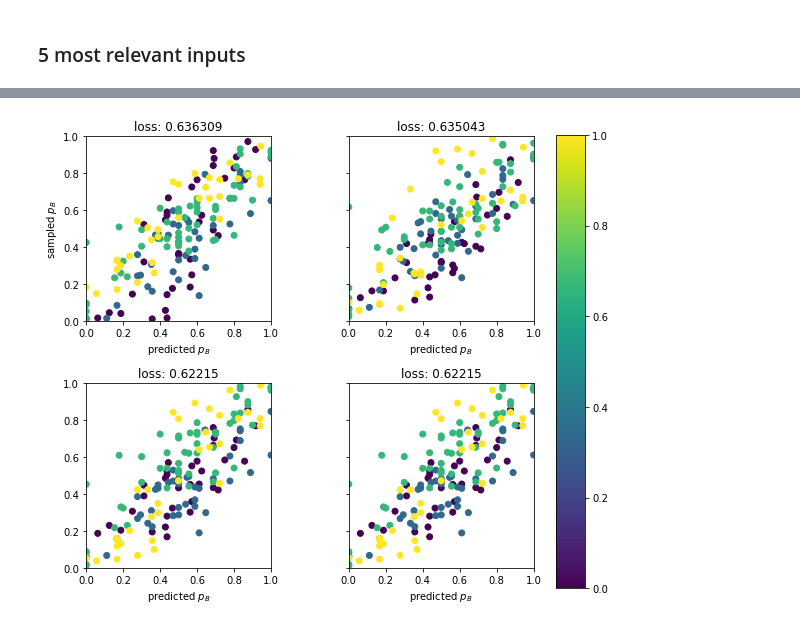
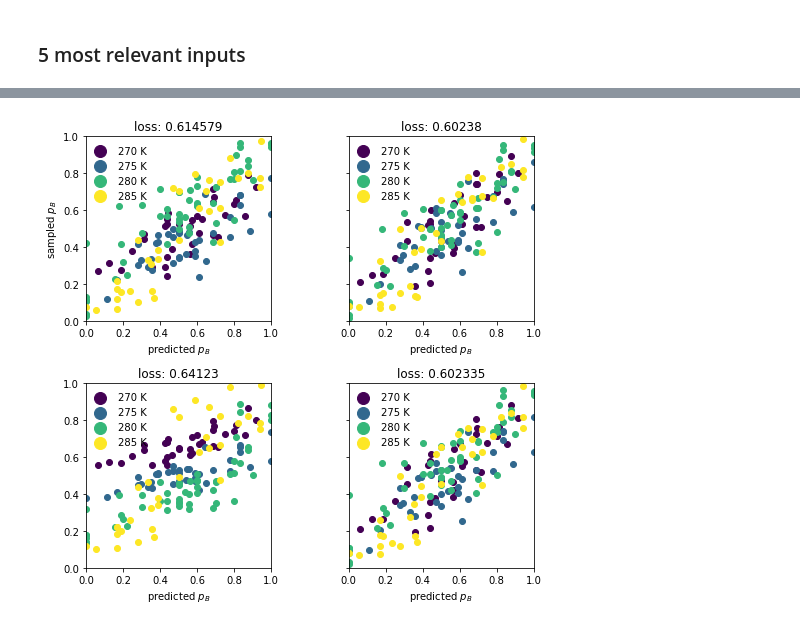
Before and after one commit to bio-phys/aimmd, a Jupyter notebook: examples/methane_clathrate/postprocessing_training_and_SymbolicRegression.ipynb, the cells around one changed output, grey strips where cells are left out. Saved outputs shown, nothing was run; the diff lists cells and outputs as text; code cells hidden in the pictures.

```diff
--- a/examples/methane_clathrate/postprocessing_training_and_SymbolicRegression.ipynb
+++ b/examples/methane_clathrate/postprocessing_training_and_SymbolicRegression.ipynb
@@ -247,7 +259,7 @@ loss_sans_regulL = []
 val_lossL = []
 genesL = []
 weightsL = []
-n_iter = 4  # do it n_iter times in a row to get a feeling for the stability of the result
+n_iter = 6  # do it n_iter times in a row to get a feeling for the stability of the result
 for _ in range(n_iter):
     # initilize a new random expression every time, otherwise we would start the genetic algorithm from the previously optimized individual
     # (which would be the same as running one optimization n_iter times longer)
@@ -308,6 +318,12 @@ loss without regularization on validation data 0.6339335848674518
 # %%
 # plot the expression predictions on the validation data
-fig, axs = plt.subplots(ncols=n_iter // 2, nrows=n_iter // 2, sharey=True, figsize=(8, 7))
+fig, axs = plt.subplots(ncols=n_iter // 2, nrows=2, sharey=True, figsize=(8, 7))
+
+t1_idx = np.where(trainset_committors.descriptors[:, -1] == 0.)[0]
+t2_idx = np.where(trainset_committors.descriptors[:, -1] == 1./3.)[0]
+t3_idx = np.where(trainset_committors.descriptors[:, -1] == 2./3.)[0]
+t4_idx = np.where(trainset_committors.descriptors[:, -1] == 1.)[0]
+cmap_obj = matplotlib.cm.get_cmap('viridis')
 
 for axnum, ax in enumerate(axs.flatten()):
     p_B = trainset_committors.shot_results[:,1] / np.sum(trainset_committors.shot_results, axis=1)
@@ -320,7 +336,11 @@ for axnum, ax in enumerate(axs.flatten()):
     p_B_hat = sigmoid(q_B)
 
     # plot it, again with color for the temperature
-    ret = ax.scatter(p_B, p_B_hat, c=trainset_committors.descriptors[:, -1])
+    for idxs, label in zip([t1_idx, t2_idx, t3_idx, t4_idx], ['270 K', '275 K', '280 K', '285 K']):
+        color = cmap_obj(trainset_committors.descriptors[:,-1][idxs[0]])
+        ax.scatter(p_B[idxs], p_B_hat[idxs], color=color, label=label)
+
+    legend = ax.legend(fontsize=10, loc=(0, 0.63), frameon=False, markerscale=2)
 
     ax.set_title(f"loss: {round(val_lossL[axnum], 6)}")
     ax.set_aspect('equal')
@@ -330,7 +350,5 @@ for axnum, ax in enumerate(axs.flatten()):
     if axnum == 0:
         ax.set_ylabel("sampled $p_B$")
 
-cbar_ax = fig.add_axes([0.95, 0.05, 0.05, 0.9])
-plt.colorbar(ret, cbar_ax);
 fig.tight_layout()
 # %% [output]
@@ -339,7 +357,7 @@ fig.tight_layout()
 ### 5 most relevant inputs
 # %%
 n = 5  # how many of the most relevant coordinates to take
-skip = 10  # take only every Nth step to speed up stuff a bit
+skip = 2  # take only every Nth step to speed up stuff a bit
 
 # create training inputs for symbolic regression
 # the training inputs need to be gdual_vdoubles, since we need to be able to calculate gradients w.r.t. them
@@ -364,7 +382,7 @@ expression_5in = aimmd.symreg.initialize_random_expression(n,  # n inputs
 
 # define/choose a loss function and a complexity regularization
 lossFX = aimmd.symreg.losses.binom_loss  # binmial loss for models predicting p_B in a two state system
-complex_fx = lambda ex: aimmd.symreg.losses.operation_count(ex, fact=0.0001)  # operation_count counts the number of elementary mathematical operations in the expression
+complex_fx = lambda ex: aimmd.symreg.losses.operation_count(ex, fact=0.0002)  # operation_count counts the number of elementary mathematical operations in the expression
 complex_fx_reduced = lambda ex: aimmd.symreg.losses.operation_count(ex, fact=0.00001)  # and multiplies it with factor to get a loss contribution
 # %%
 # here we optimize the expression
@@ -434,32 +452,40 @@ loss without regularization on validation data 0.6221498822526598
 # %%
 # plot the expression predictions on the validation data
 fig, axs = plt.subplots(ncols=n_iter // 2, nrows=n_iter // 2, sharey=True, figsize=(8, 7))
+
+t1_idx = np.where(trainset_committors.descriptors[:, -1] == 0.)[0]
+t2_idx = np.where(trainset_committors.descriptors[:, -1] == 1./3.)[0]
+t3_idx = np.where(trainset_committors.descriptors[:, -1] == 2./3.)[0]
+t4_idx = np.where(trainset_committors.descriptors[:, -1] == 1.)[0]
+cmap_obj = matplotlib.cm.get_cmap('viridis')
 
 for axnum, ax in enumerate(axs.flatten()):
     p_B = trainset_committors.shot_results[:,1] / np.sum(trainset_committors.shot_results, axis=1)
 
     # set genome and weights in expression
     expression_5in.set(genesL_5in[axnum])
     expression_5in.set_weights(weightsL_5in[axnum])
     # predict p_B
     q_B = expression_5in([pyaudi.gdual_vdouble(trainset_committors.descriptors[:, i]) for i in max_idxs[:n]])[0].constant_cf
     p_B_hat = sigmoid(q_B)
 
     # plot it, again with color for the temperature
-    ret = ax.scatter(p_B, p_B_hat, c=trainset_committors.descriptors[:, -1])
+    for idxs, label in zip([t1_idx, t2_idx, t3_idx, t4_idx], ['270 K', '275 K', '280 K', '285 K']):
+        color = cmap_obj(trainset_committors.descriptors[:,-1][idxs[0]])
+        ax.scatter(p_B[idxs], p_B_hat[idxs], color=color, label=label)
+
+    legend = ax.legend(fontsize=10, loc=(0, 0.63), frameon=False, markerscale=2)
 
     ax.set_title(f"loss: {round(val_lossL_5in[axnum], 6)}")
     ax.set_aspect('equal')
     ax.set_xlim(0,1)
     ax.set_xlabel("predicted $p_B$")
     ax.set_ylim(0,1)
     if axnum == 0:
         ax.set_ylabel("sampled $p_B$")
 
-cbar_ax = fig.add_axes([0.95, 0.05, 0.05, 0.9])
-plt.colorbar(ret, cbar_ax);
 fig.tight_layout()
 # %% [output]
-[figure, old version]
+[figure, new version]
 # %%
 aimmd_store.close()
```
Also changed, not shown: parts of 10 cells of this notebook, 6 other files.
